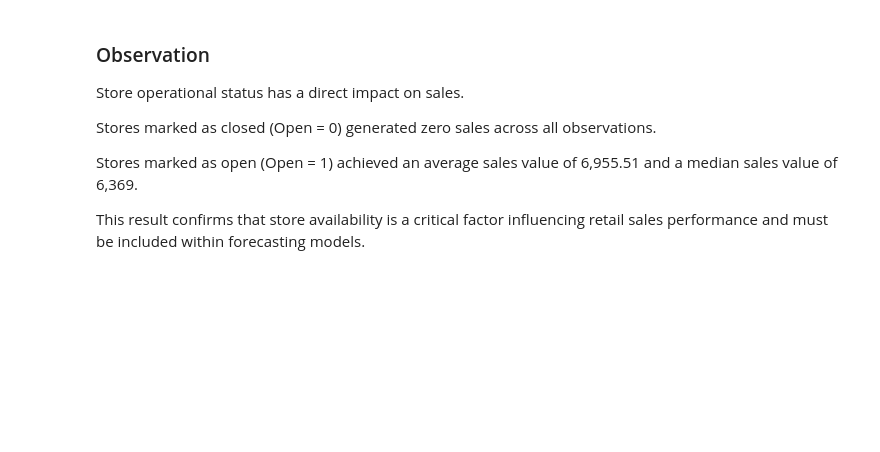
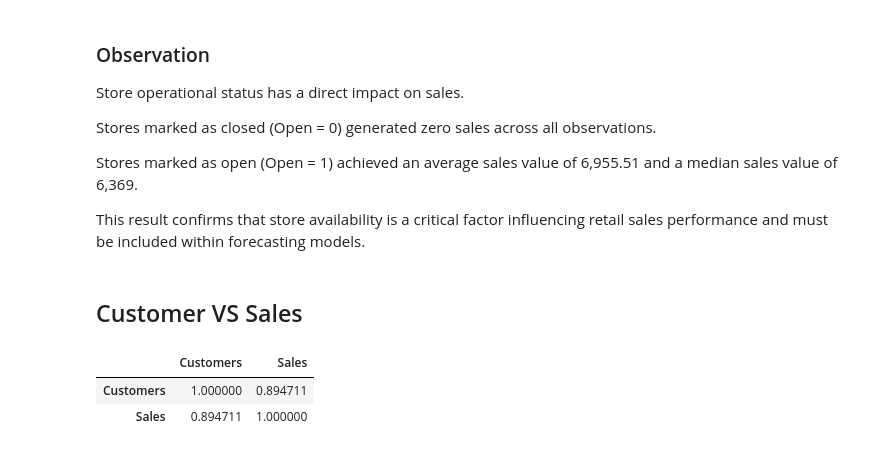
Before and after one commit to MirzaRafi900/Retail-Sales-Forecasting-Research, a Jupyter notebook: Notebooks/01_EDA.ipynb, the cells around one changed output. Drawn from its saved outputs; the diff is of its cells as text; code cells hidden in the pictures; blank space fills up the shorter version.

```diff
--- a/Notebooks/01_EDA.ipynb
+++ b/Notebooks/01_EDA.ipynb
@@ -383,3 +383,11 @@ sales value of 6,955.51 and a median sales value of 6,369.
 This result confirms that store availability is a critical
 factor influencing retail sales performance and must be
 included within forecasting models.
+# %% [markdown]
+## Customer VS Sales
+# %%
+df[["Customers","Sales"]].corr()
+# %% [output]
+|  | Customers | Sales |
+| Customers | 1.000000 | 0.894711 |
+| Sales | 0.894711 | 1.000000 |
```
Also changed, not shown: parts of 5 cells of this notebook, 2 other files.
